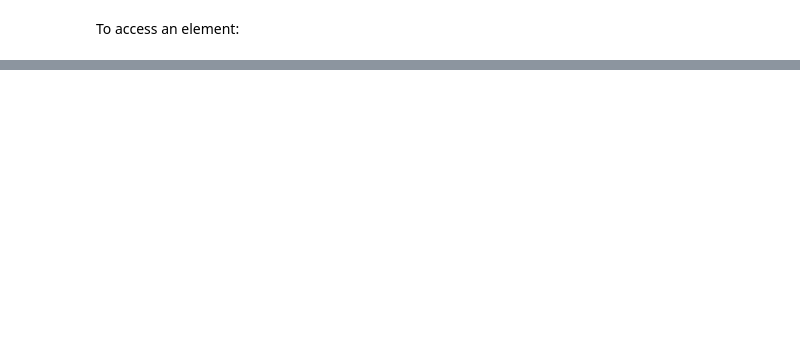
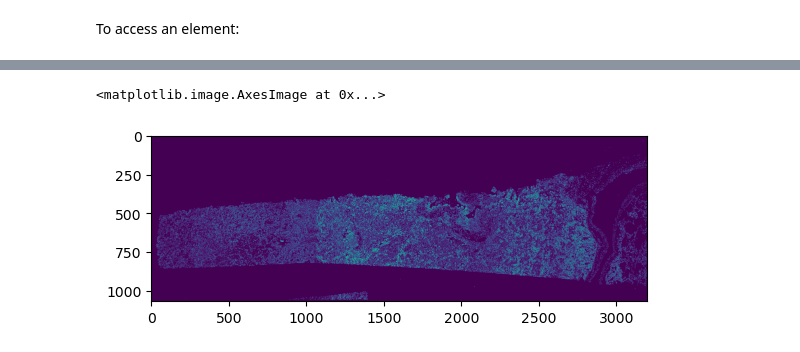
Before and after one commit to PMBio/spatialdata-workshops, a Jupyter notebook: notebooks/nb1_spatialdata_objects.ipynb, the cells around one changed output, grey strips where cells are left out. Saved outputs shown, nothing was run; the diff lists cells and outputs as text; code cells hidden in the pictures; blank space fills up the shorter version.

```diff
--- a/notebooks/nb1_spatialdata_objects.ipynb
+++ b/notebooks/nb1_spatialdata_objects.ipynb
@@ -111,7 +128,3 @@ INFO     The Zarr backing store has been changed from None the new file path: ..
 sdata_visium_hd.write("../data/visium_hd.zarr", overwrite=True)
 # %% [output]
 INFO     The Zarr backing store has been changed from None the new file path: ../data/visium_hd.zarr
-# %%
-import spatialdata as sd
-
-sdata_xenium = sd.read_zarr("../data/xenium.zarr")
@@ -194,0 +410,5 @@ transform :
+# %%
+plt.imshow(sdata_xenium.labels["nucleus_labels"]["scale4"].image.data.compute())
+# %% [output]
+<matplotlib.image.AxesImage at 0x...>
+[figure, added]
```
Also changed, not shown: parts of 62 cells of this notebook.
